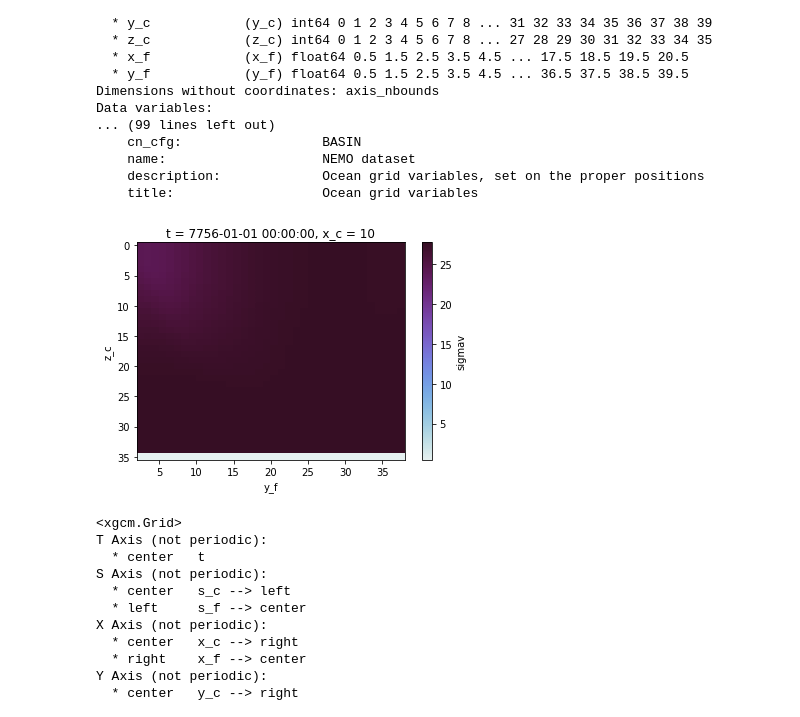
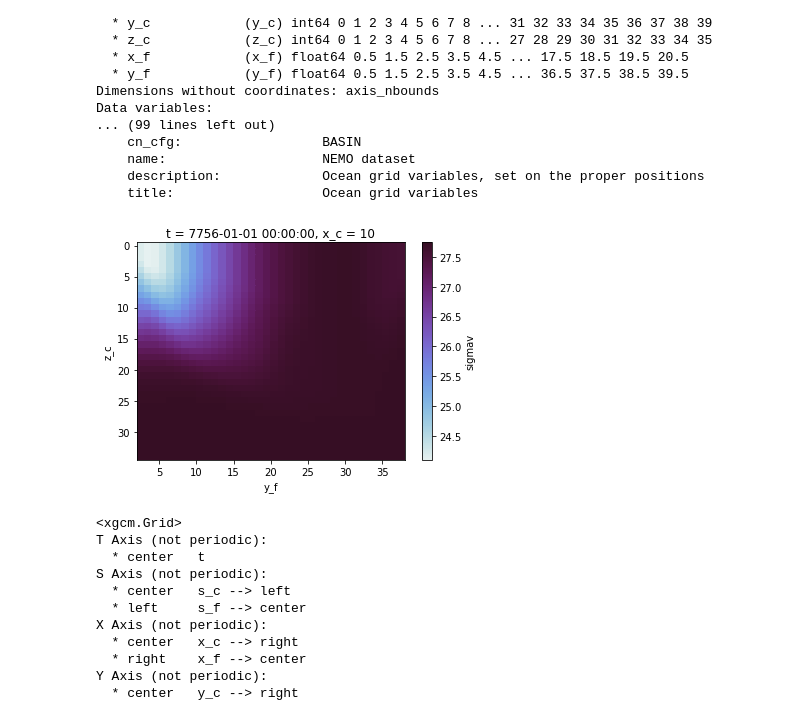
Before and after one commit to rcaneill/xbasin, a Jupyter notebook: docs/isopycnal_depth_dask.ipynb, the cells around one changed output. Cells and saved outputs as stored; diff of their text form; code cells hidden in the pictures.

```diff
--- a/docs/isopycnal_depth_dask.ipynb
+++ b/docs/isopycnal_depth_dask.ipynb
@@ -57,19 +57,19 @@ grid_to = xgcm.Grid(ds, periodic=False, metrics=metrics_to)
 # %%
 from xbasin.eos import compute_rho
 
 rho = compute_rho(
     grid_fr.interp(ds.thetao,axis='Y', boundary='extrapolate'),
     grid_fr.interp(ds.so, axis='Y', boundary='extrapolate'),
     0,
     lambda1=4.9520e-2
 ) - 1000
 
 ds['sigmav'] = rho
 
-ds['sigmav'][{'t':0,'y_f':slice(2,-2),'x_c':10}].plot(cmap=cm.cm.dense)
+ds['sigmav'][{'t':0,'y_f':slice(2,-2),'x_c':10, 'z_c':slice(None,-1)}].plot(cmap=cm.cm.dense)
 plt.gca().invert_yaxis()
 # %% [output]
-[figure, old version]
+[figure, new version]
 # %%
 from xbasin import create_density_grid
 
```
